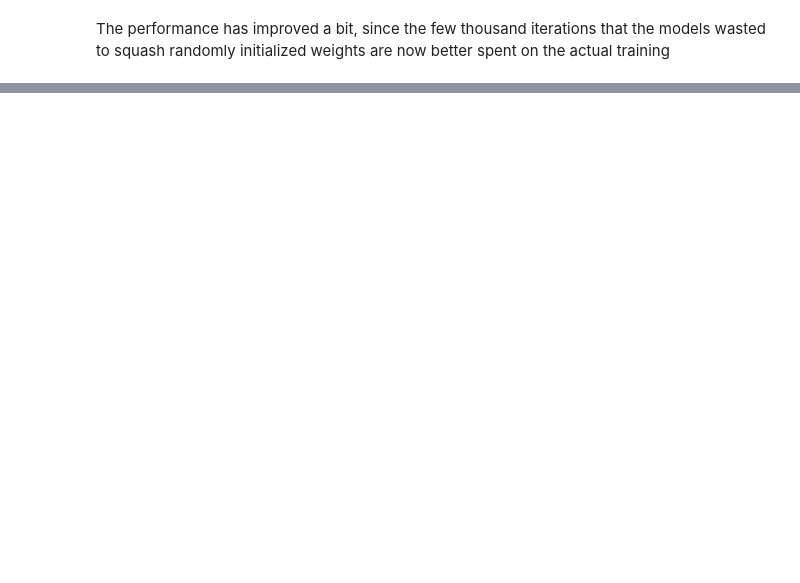
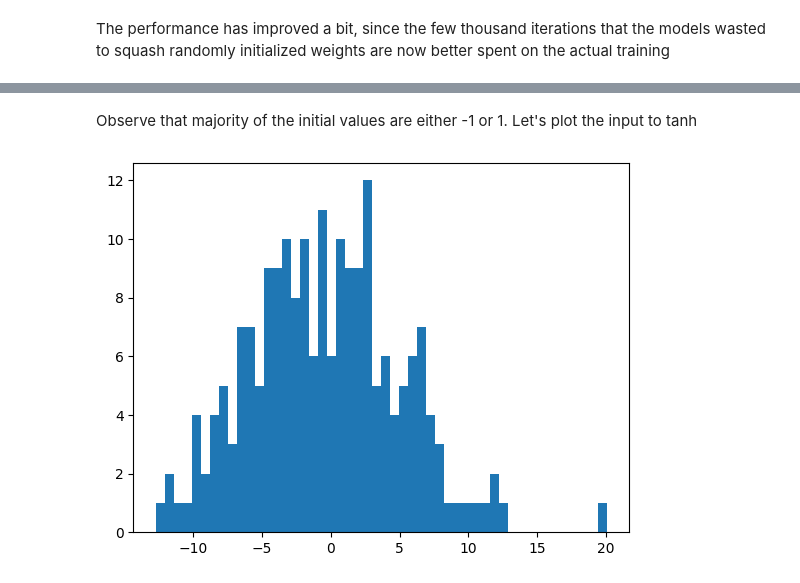
Before and after one commit to suvigyajain0101/NLP, a Jupyter notebook: LLMs/LanguageModelling_RNN.ipynb, the cells around one changed output, grey strips where cells are left out. Cells and saved outputs as stored; diff of their text form; code cells hidden in the pictures; blank space fills up the shorter version.

```diff
--- a/LLMs/LanguageModelling_RNN.ipynb
+++ b/LLMs/LanguageModelling_RNN.ipynb
@@ -385,0 +387,6 @@ But the names generated are meh!
+# %% [markdown]
+Observe that majority of the initial values are either -1 or 1. Let's plot the input to tanh
+# %%
+plt.hist(h0.view(-1).tolist(), bins=50);
+# %% [output]
+[figure, added]
```
Also changed, not shown: parts of 23 cells of this notebook.
